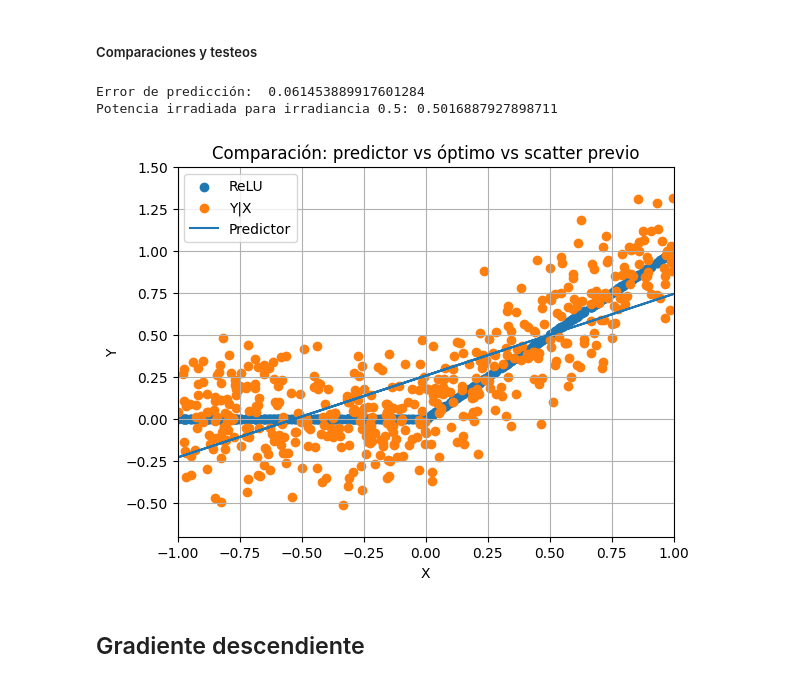
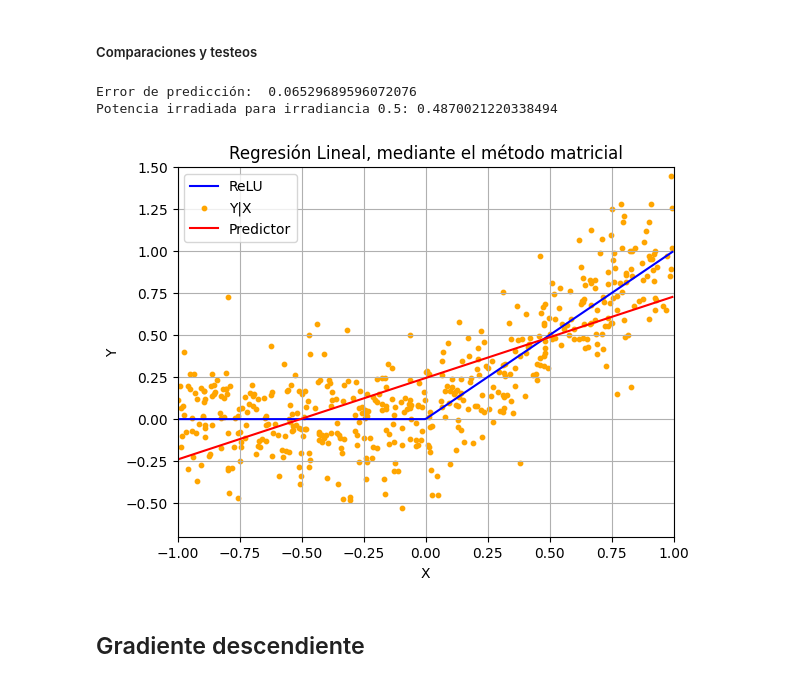
Before and after one commit to Jsar9/Signal-Processing-Workshop, a Jupyter notebook: TPs/TP1.ipynb, the cells around one changed output. Saved outputs shown, nothing was run; the diff lists cells and outputs as text; code cells hidden in the pictures.

```diff
--- a/TPs/TP1.ipynb
+++ b/TPs/TP1.ipynb
@@ -108,40 +115,47 @@ class RegLineal:
 #Se declara el modelo
 model = RegLineal()
 
 #Se crea el vector X, para poder implementar esta solución:
 #X = [columna de 1s de longitud n , columna de x1 hasta xn] --> X tiene tamaño nx2 (n=500 en este caso)
 X= np.c_[np.ones(x.shape[0]),x]
 
 #Se entrena el modelo, utilizando el dataset generado previamente
 model.fit(X,y_x, method = 'matrix')
 
 #Se busca el error de entrenamiento (error cuadrático medio)
 err = model.err_predict(X,y_x)
 print('Error de predicción: ', err)
 
 #Se utiliza el regresor para predecir la potencia irradiada para una irradiancia de 0.5
 irr = 0.5
 y_ev = model.predict(np.array([[1,irr]]))
 print('Potencia irradiada para irradiancia 0.5:',y_ev[0])
 
 #Se calcula el regresor para todas las muestras de x
 y = model.predict(X)
 
+#Se ordenan los pares de datos para poder graficarlos utilizando plot() en vez de scatter
+sorted_indices = np.argsort(x)
+
+x_sorted = np.array(x)[sorted_indices]
+r_sorted = np.array(r)[sorted_indices]
+y_sorted = np.array(y)[sorted_indices]
+
 #Se grafica el regresor obtenido superpuesto al óptimo y al scatter
-plt.scatter(x,r, label = 'ReLU')
-plt.scatter(x,y_x, label = 'Y|X')
-plt.plot(x,y, label = 'Predictor')
+plt.plot(x_sorted,r_sorted, label = 'ReLU', color = 'blue')
+plt.scatter(x,y_x, label = 'Y|X', color = 'orange', s=10)
+plt.plot(x_sorted,y_sorted, label = 'Predictor', color = 'red')
 plt.legend()
-plt.title('Comparación: predictor vs óptimo vs scatter previo')
+plt.title('Regresión Lineal, mediante el método matricial')
 plt.xlim(-1,1)
 plt.ylim(-0.7,1.5)
 plt.xlabel('X')
 plt.ylabel('Y')
 plt.grid()
 # %% [output]
-Error de predicción:  0.061453889917601284
-Potencia irradiada para irradiancia 0.5: 0.5016887927898711
+Error de predicción:  0.06529689596072076
+Potencia irradiada para irradiancia 0.5: 0.4870021220338494
-[figure, old version]
+[figure, new version]
 # %% [markdown]
 ## Gradiente descendiente
 # %%
```
Also changed, not shown: parts of 6 cells of this notebook.
